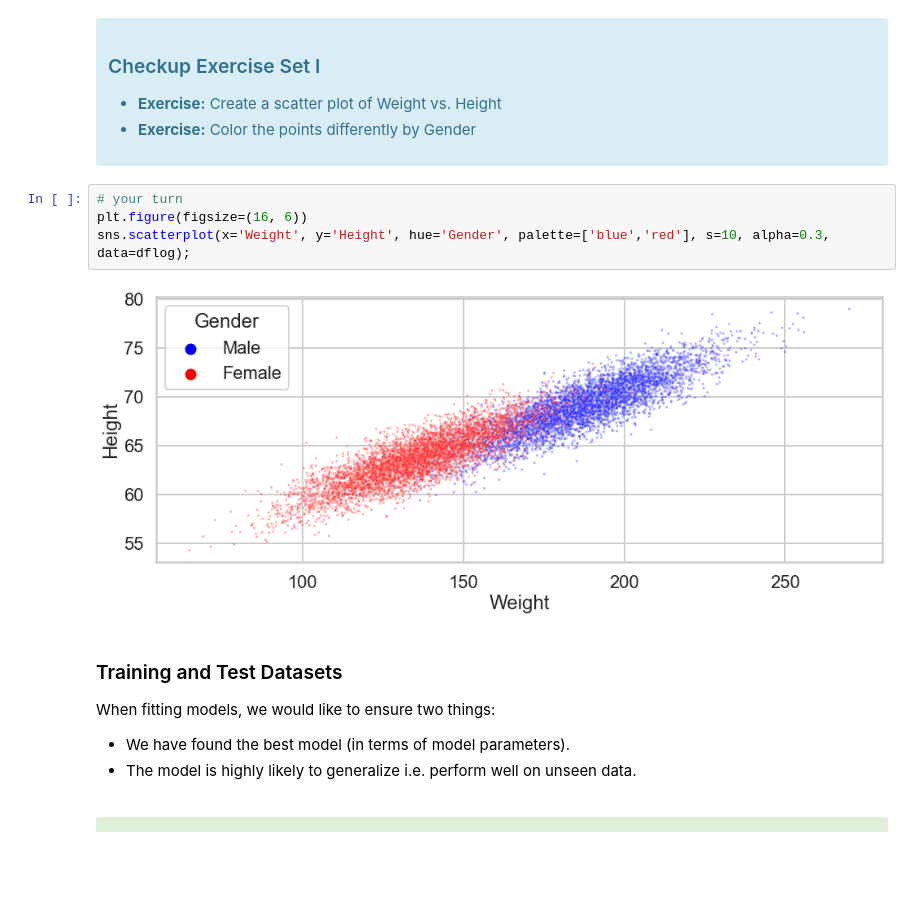
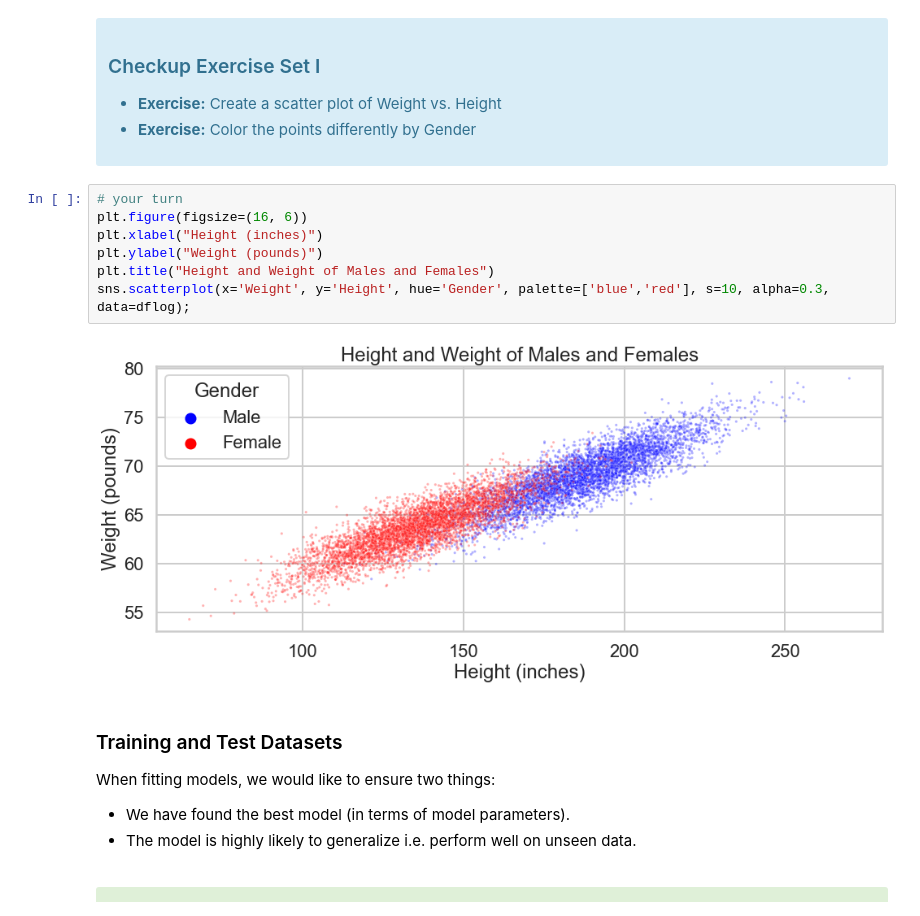
Before and after one commit to bmensah/springboard, a Jupyter notebook: logistic_regression/Logistic Regression Advanced Case Study.ipynb, the cells around one changed output. Drawn from its saved outputs; the diff is of its cells as text; blank space fills up the shorter version.

Commit message:
added chart labels and title

```diff
--- a/logistic_regression/Logistic Regression Advanced Case Study.ipynb
+++ b/logistic_regression/Logistic Regression Advanced Case Study.ipynb
@@ -123,9 +123,12 @@ with the "response" or "label" $y$ as a plain array of 0s and 1s for binary clas
 # %%
 # your turn
 plt.figure(figsize=(16, 6))
+plt.xlabel("Height (inches)")
+plt.ylabel("Weight (pounds)")
+plt.title("Height and Weight of Males and Females")
 sns.scatterplot(x='Weight', y='Height', hue='Gender', palette=['blue','red'], s=10, alpha=0.3, data=dflog);
 # %% [output]
-[figure, old version]
+[figure, new version]
 # %% [markdown]
 ### Training and Test Datasets
 
```
